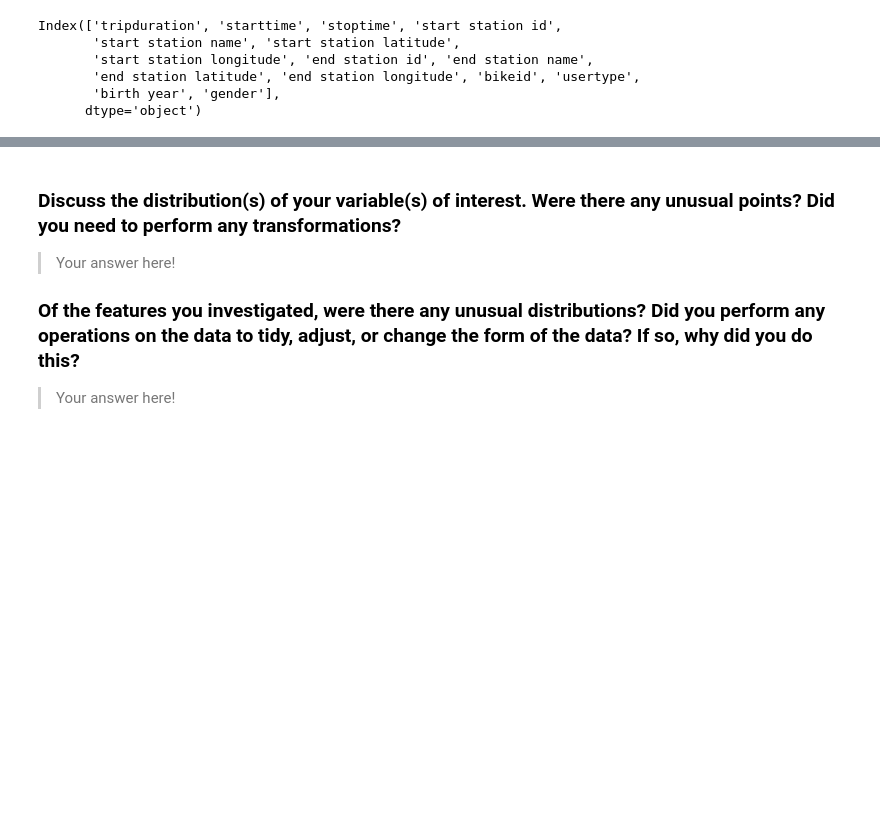
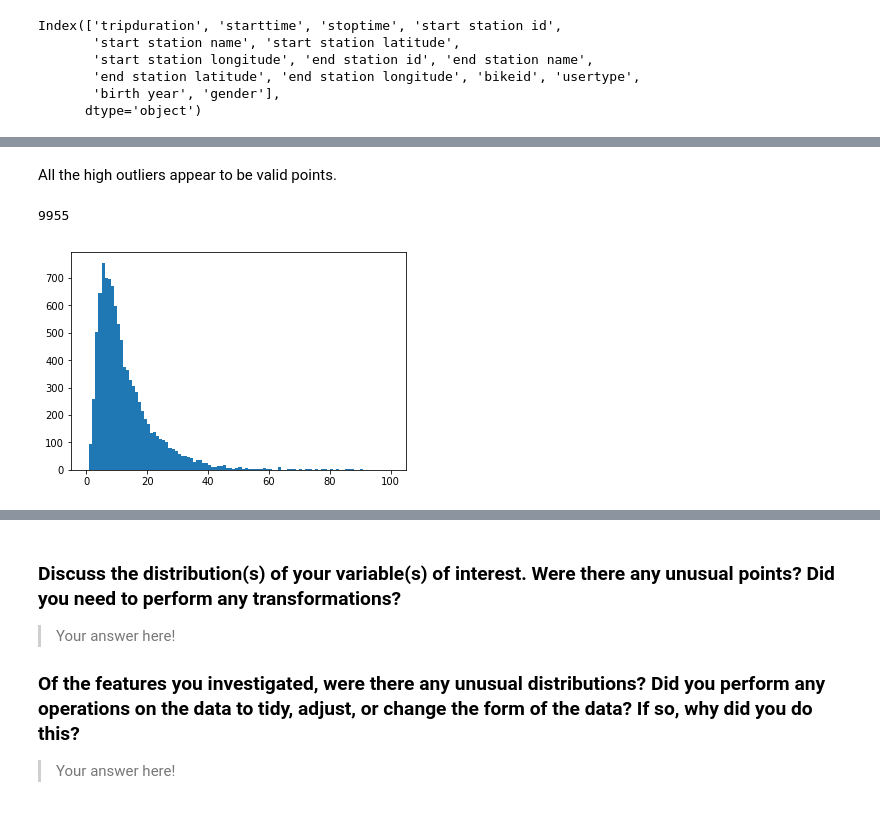
Before and after one commit to Manju-Saini/City-Bike-Data-Analysis-Visualization-Project, a Jupyter notebook: exploration_trip_data_los_angeles.ipynb, the cells around one changed output, grey strips where cells are left out. Drawn from its saved outputs; the diff is of its cells as text; code cells hidden in the pictures; blank space fills up the shorter version.

```diff
--- a/exploration_trip_data_los_angeles.ipynb
+++ b/exploration_trip_data_los_angeles.ipynb
@@ -231,0 +274,14 @@ you plan on investigating next.
+# %% [markdown]
+All the high outliers appear to be valid points.
+# %%
+# remove outlier values.
+trip = trip.query('tripduration_min < 100')
+trip.shape[0]
+# %% [output]
+9955
+# %%
+bin_size = 1
+bins = np.arange(0, 100+bin_size, bin_size)
+plt.hist(data=trip, x='tripduration_min', bins=bins);
+# %% [output]
+[figure, added]
```
Also changed, not shown: parts of 48 cells of this notebook, 1 other file.
